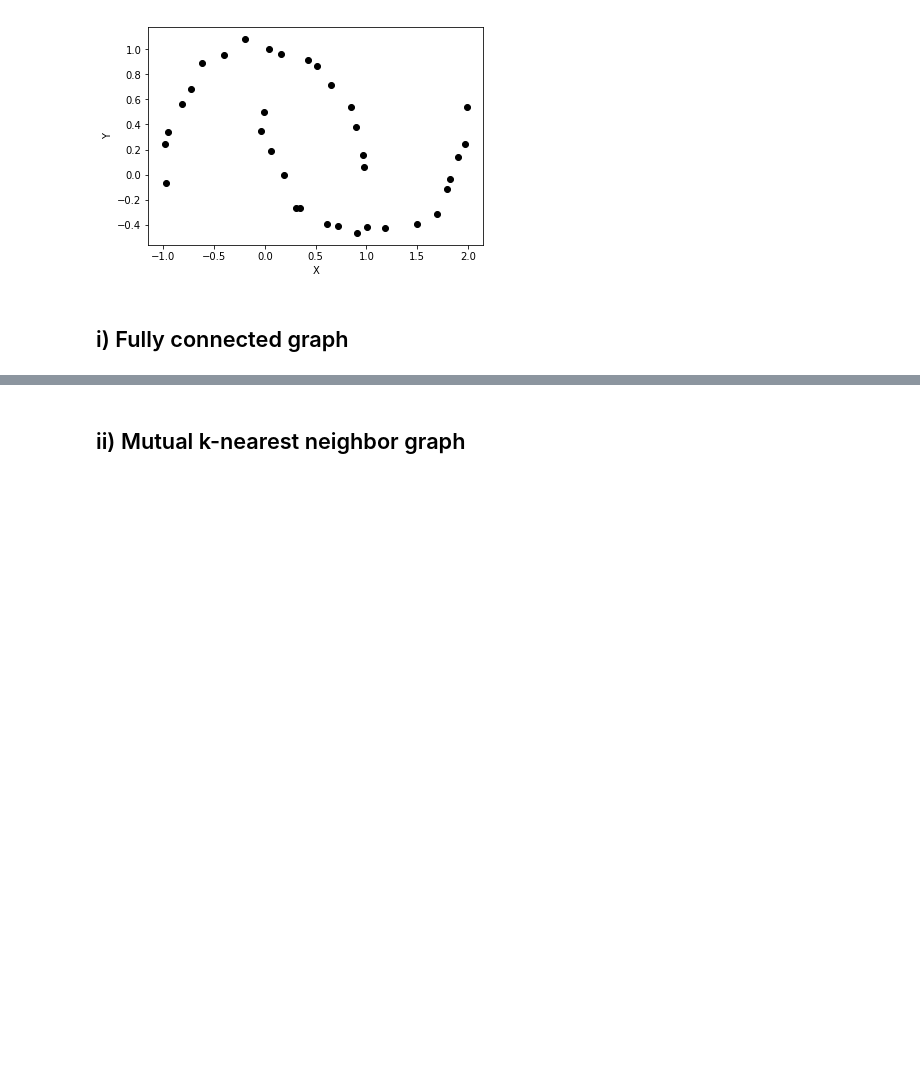
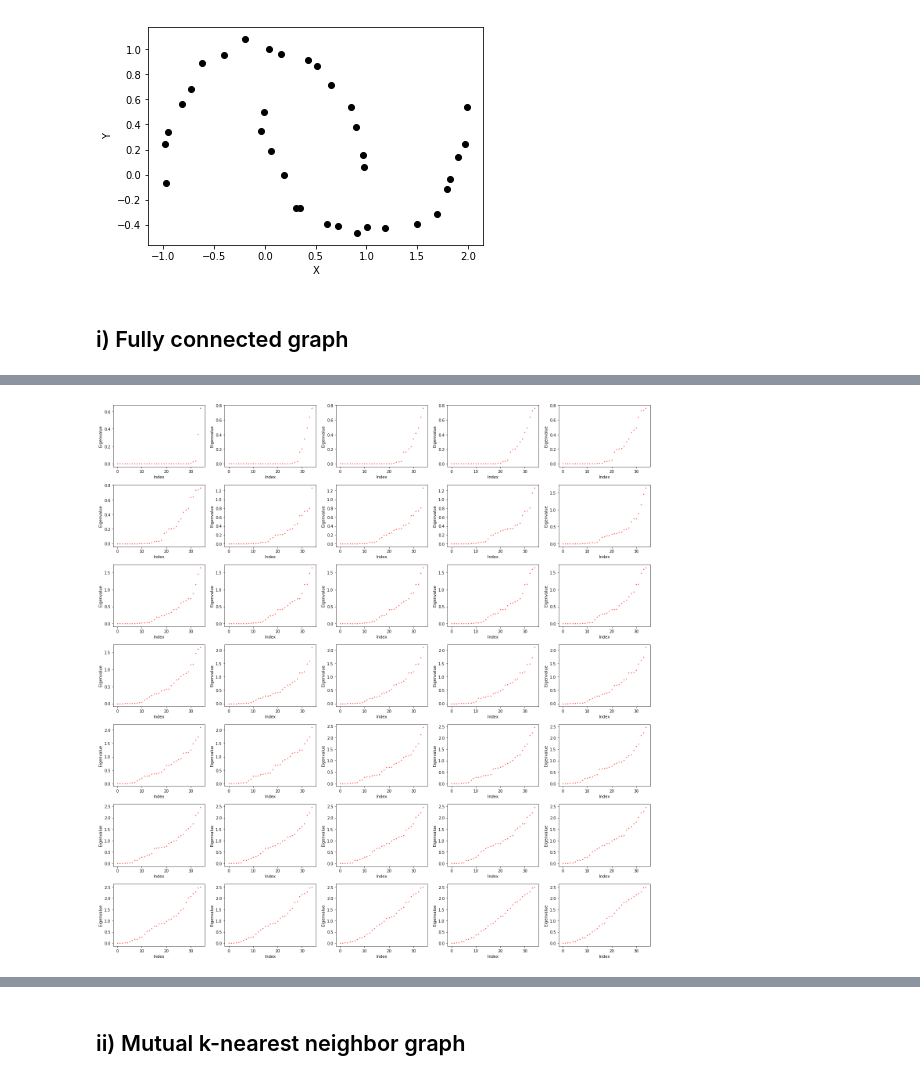
Before and after one commit to msarrias/spectral-clustering, a Jupyter notebook: playground.ipynb, the cells around one changed output, grey strips where cells are left out. Saved outputs shown, nothing was run; the diff lists cells and outputs as text; code cells hidden in the pictures; blank space fills up the shorter version.

```diff
--- a/playground.ipynb
+++ b/playground.ipynb
@@ -36,0 +53,10 @@ f.plot_Graph(hm, nodes_position,
+# %%
+fig = plt.figure(figsize=(20, 20))
+for j in range(35):
+    plt.subplot(7, 5, j+1)
+    plt.tight_layout()
+    plt.scatter([i for i in range(35)], eigen_test[j],c="red",s=1.5)
+    plt.xlabel ('Index')
+    plt.ylabel ('Eigenvalue')
+# %% [output]
+[figure, added]
```
Also changed, not shown: parts of 13 cells of this notebook.
